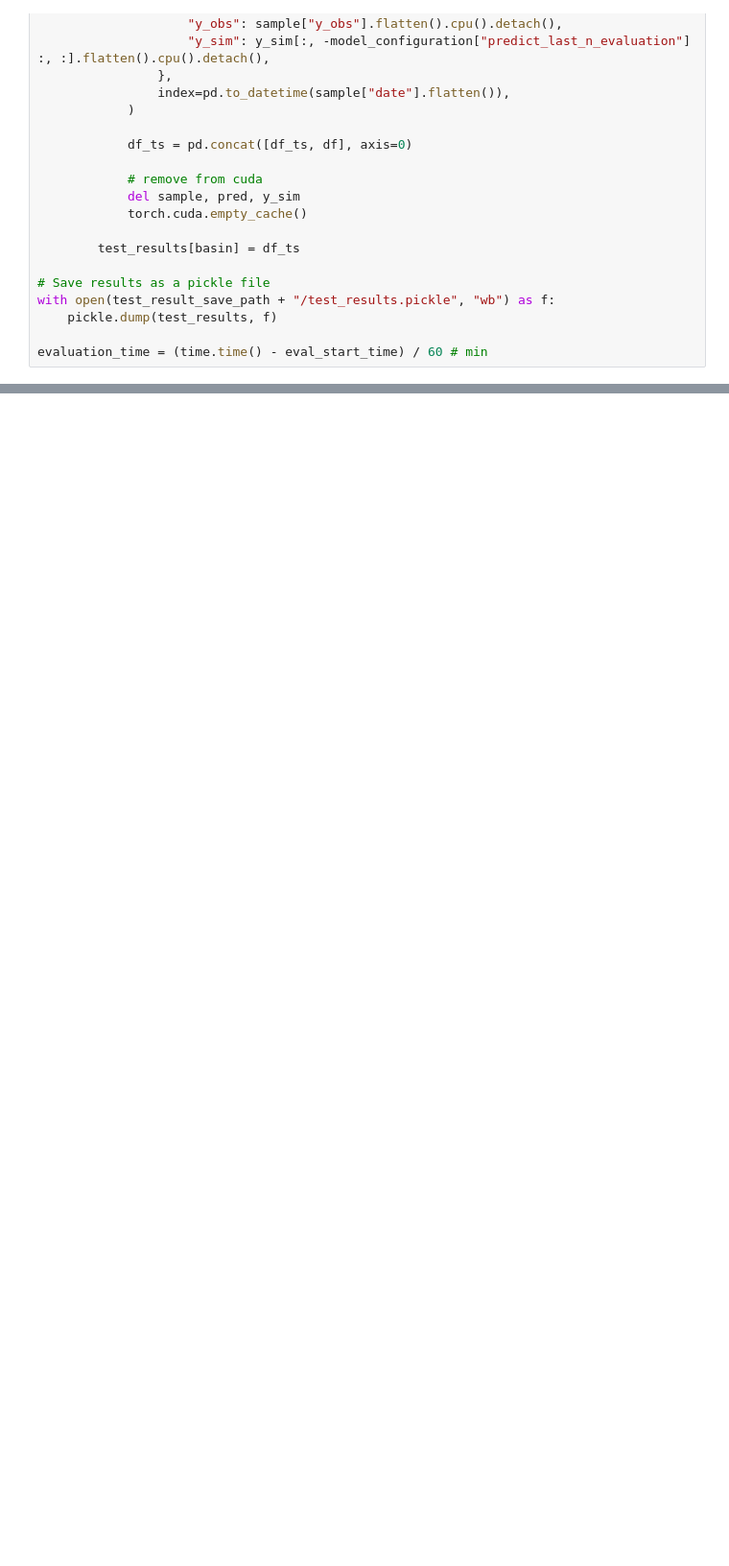
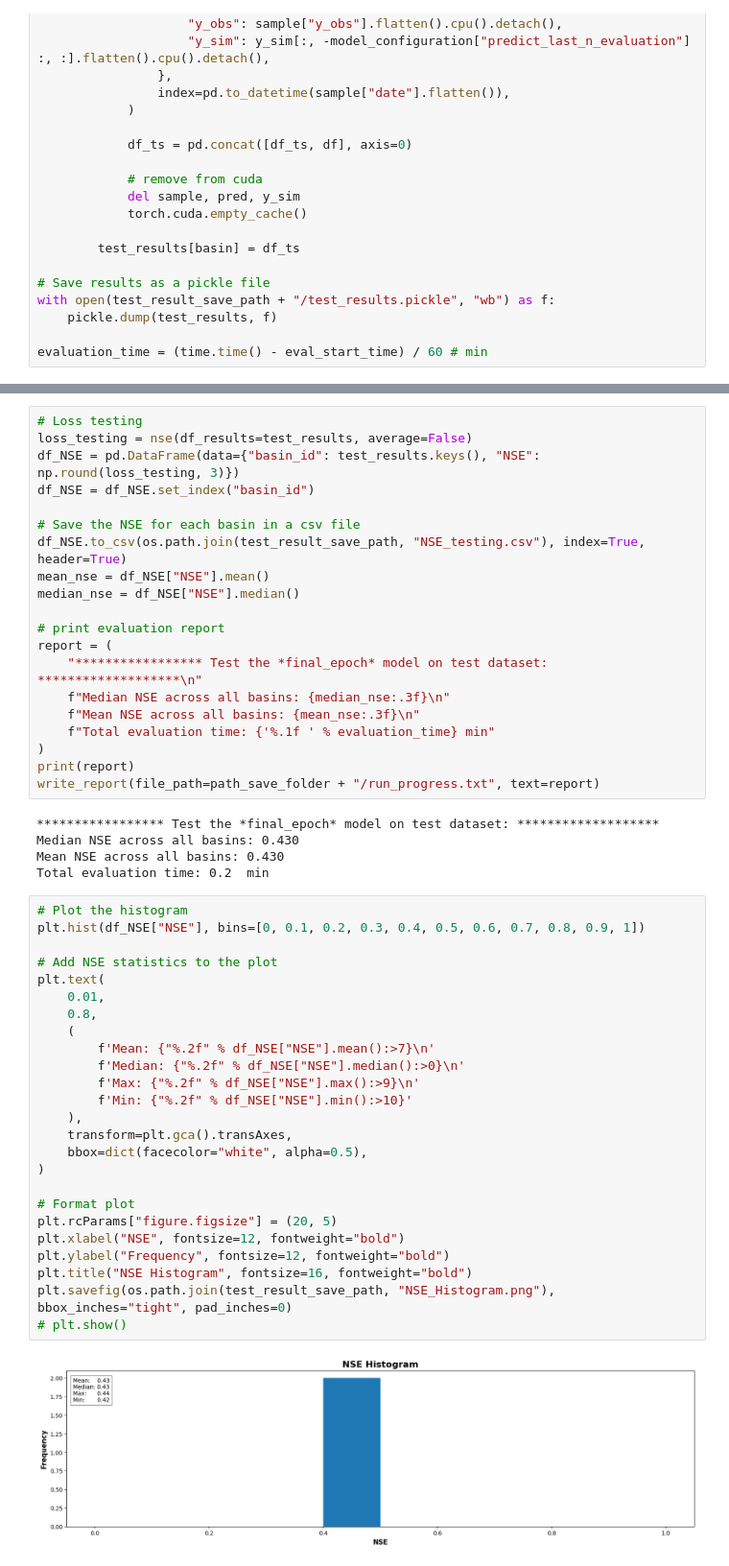
Before and after one commit to TianlongJia/Hy2DL, a Jupyter notebook: main_Train_MFLSTM_hourly_US.ipynb, the cells around one changed output, grey strips where cells are left out. Shown at 96% size. Drawn from its saved outputs; the diff is of its cells as text; blank space fills up the shorter version.

Commit message:
test from Haicore

```diff
--- a/main_Train_MFLSTM_hourly_US.ipynb
+++ b/main_Train_MFLSTM_hourly_US.ipynb
@@ -638,0 +738,52 @@ plt.savefig(os.path.join(test_result_save_path, "NSE_Histogram.png"), bbox_inche
+# %%
+# Loss testing
+loss_testing = nse(df_results=test_results, average=False)
+df_NSE = pd.DataFrame(data={"basin_id": test_results.keys(), "NSE": np.round(loss_testing, 3)})
+df_NSE = df_NSE.set_index("basin_id")
+
+# Save the NSE for each basin in a csv file
+df_NSE.to_csv(os.path.join(test_result_save_path, "NSE_testing.csv"), index=True, header=True)
+mean_nse = df_NSE["NSE"].mean()
+median_nse = df_NSE["NSE"].median()
+
+# print evaluation report
+report = (
+    "***************** Test the *final_epoch* model on test dataset: *******************\n"
+    f"Median NSE across all basins: {median_nse:.3f}\n"
+    f"Mean NSE across all basins: {mean_nse:.3f}\n"
+    f"Total evaluation time: {'%.1f ' % evaluation_time} min"
+)
+print(report)
+write_report(file_path=path_save_folder + "/run_progress.txt", text=report)
+# %% [output]
+***************** Test the *final_epoch* model on test dataset: *******************
+Median NSE across all basins: 0.430
+Mean NSE across all basins: 0.430
+Total evaluation time: 0.2  min
+# %%
+# Plot the histogram
+plt.hist(df_NSE["NSE"], bins=[0, 0.1, 0.2, 0.3, 0.4, 0.5, 0.6, 0.7, 0.8, 0.9, 1])
+
+# Add NSE statistics to the plot
+plt.text(
+    0.01,
+    0.8,
+    (
+        f'Mean: {"%.2f" % df_NSE["NSE"].mean():>7}\n'
+        f'Median: {"%.2f" % df_NSE["NSE"].median():>0}\n'
+        f'Max: {"%.2f" % df_NSE["NSE"].max():>9}\n'
+        f'Min: {"%.2f" % df_NSE["NSE"].min():>10}'
+    ),
+    transform=plt.gca().transAxes,
+    bbox=dict(facecolor="white", alpha=0.5),
+)
+
+# Format plot
+plt.rcParams["figure.figsize"] = (20, 5)
+plt.xlabel("NSE", fontsize=12, fontweight="bold")
+plt.ylabel("Frequency", fontsize=12, fontweight="bold")
+plt.title("NSE Histogram", fontsize=16, fontweight="bold")
+plt.savefig(os.path.join(test_result_save_path, "NSE_Histogram.png"), bbox_inches="tight", pad_inches=0)
+# plt.show()
+# %% [output]
+[figure, added]
```
Also changed, not shown: parts of 15 cells of this notebook, 1 other file.
